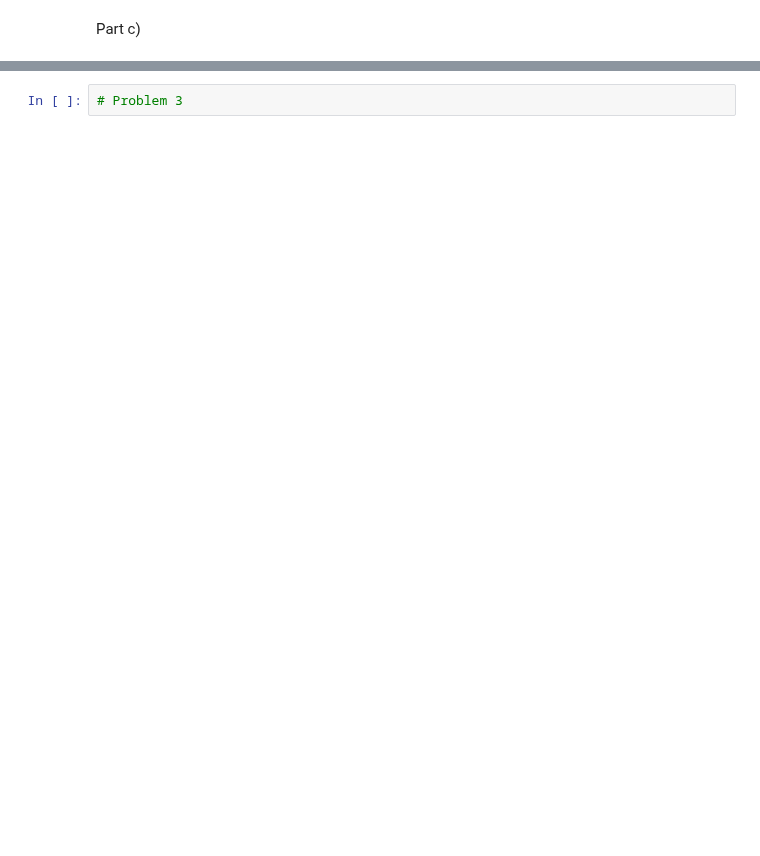
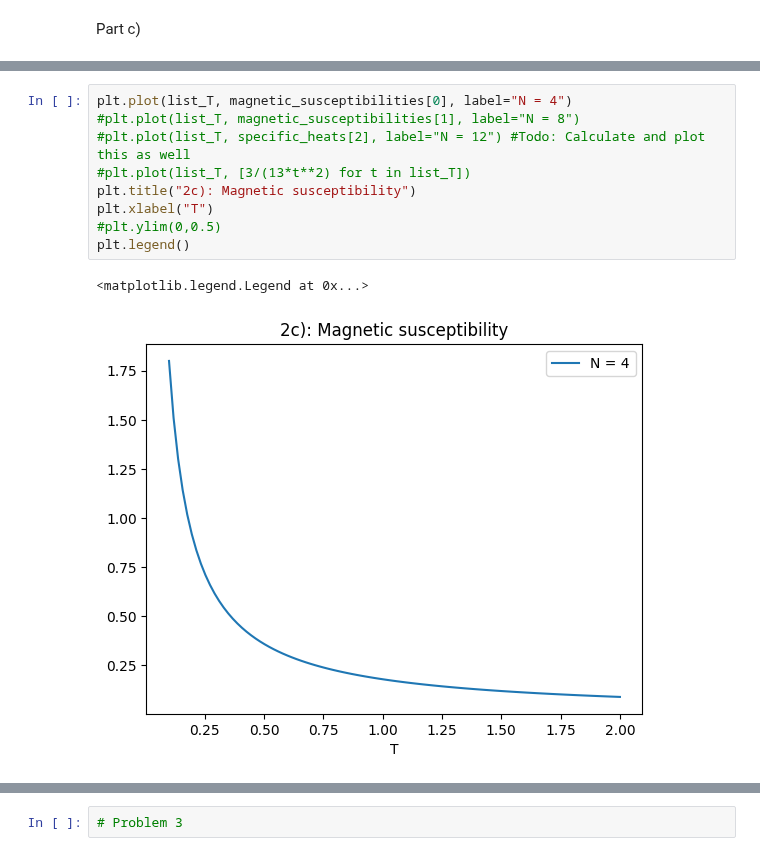
Before and after one commit to corinnawegner/Computational-physics, a Jupyter notebook: Project 6/Problem 2.ipynb, the cells around one changed output, grey strips where cells are left out. Cells and saved outputs as stored; diff of their text form; blank space fills up the shorter version.

```diff
--- a/Project 6/Problem 2.ipynb
+++ b/Project 6/Problem 2.ipynb
@@ -176,0 +245,12 @@ plt.plot(list_T, C_v(100, list_T))
+# %%
+plt.plot(list_T, magnetic_susceptibilities[0], label="N = 4")
+#plt.plot(list_T, magnetic_susceptibilities[1], label="N = 8")
+#plt.plot(list_T, specific_heats[2], label="N = 12") #Todo: Calculate and plot this as well
+#plt.plot(list_T, [3/(13*t**2) for t in list_T])
+plt.title("2c): Magnetic susceptibility")
+plt.xlabel("T")
+#plt.ylim(0,0.5)
+plt.legend()
+# %% [output]
+<matplotlib.legend.Legend at 0x...>
+[figure, added]
```
Also changed, not shown: parts of 20 cells of this notebook.
